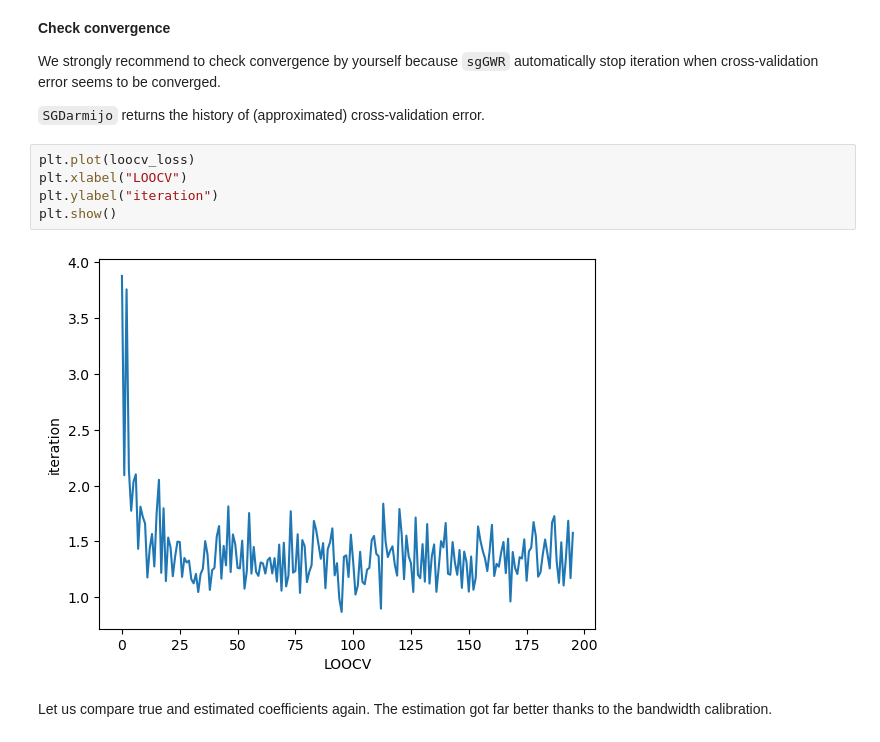
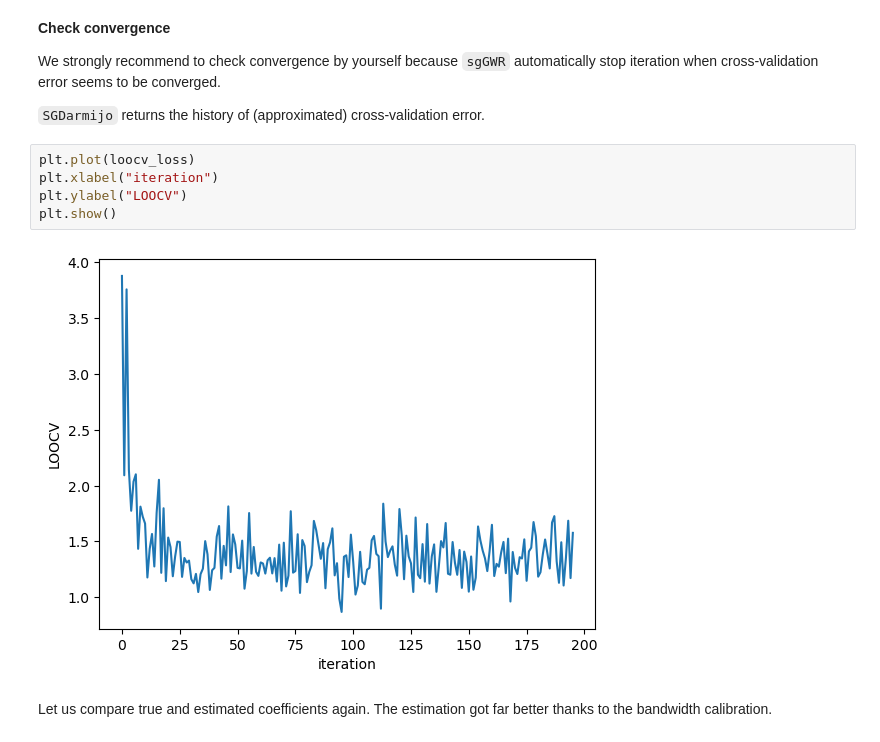
Before and after one commit to hayato-n/sgGWR, a Jupyter notebook: docs_src/examples/introduction.ipynb, the cells around one changed output. Saved outputs shown, nothing was run; the diff lists cells and outputs as text.

```diff
--- a/docs_src/examples/introduction.ipynb
+++ b/docs_src/examples/introduction.ipynb
@@ -207,11 +207,11 @@ We strongly recommend to check convergence by yourself because `sgGWR` automatic
 `SGDarmijo` returns the history of (approximated) cross-validation error.
 # %%
 plt.plot(loocv_loss)
-plt.xlabel("LOOCV")
-plt.ylabel("iteration")
+plt.xlabel("iteration")
+plt.ylabel("LOOCV")
 plt.show()
 # %% [output]
-[figure, old version]
+[figure, new version]
 # %% [markdown]
 Let us compare true and estimated coefficients again. The estimation got far better thanks to the bandwidth calibration.
 # %%
```
Also changed, not shown: parts of 2 cells of this notebook, 2 other files.
